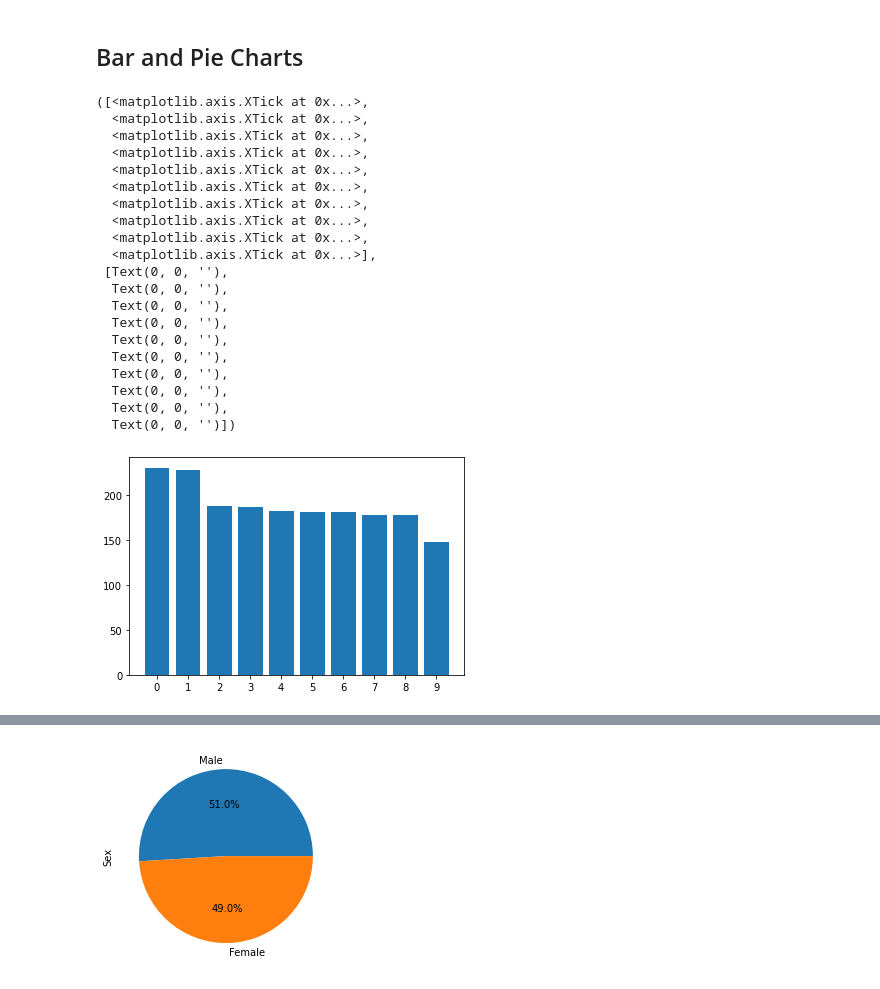
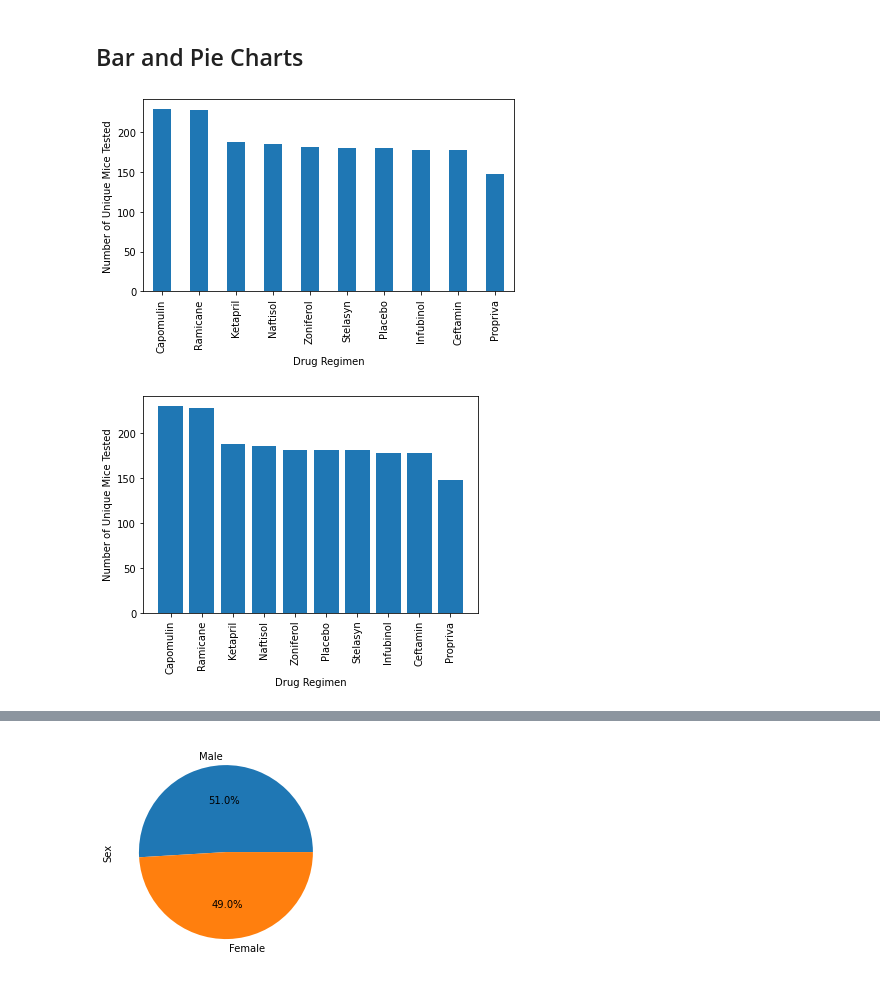
Before and after one commit to akarpie96/Matplotlib-Challenge, a Jupyter notebook: Homework_05-Matplotlib_Instructions_Pymaceuticals_Pymaceuticals_Starter.ipynb, the cells around one changed output, grey strips where cells are left out. Saved outputs shown, nothing was run; the diff lists cells and outputs as text; code cells hidden in the pictures.

```diff
--- a/Homework_05-Matplotlib_Instructions_Pymaceuticals_Pymaceuticals_Starter.ipynb
+++ b/Homework_05-Matplotlib_Instructions_Pymaceuticals_Pymaceuticals_Starter.ipynb
@@ -119,31 +119,22 @@ Drug_Summary.groupby('Drug Regimen').aggregate({'Mean Tumor Volume': 'mean',
 | Zoniferol | 53.236507 | 51.818479 |
 # %% [markdown]
 ## Bar and Pie Charts
+# %%
+# Generate a bar plot showing the total number of measurements taken on each drug regimen using pandas.
+bar_values=Mouse_df.groupby(["Drug Regimen"])["Tumor Volume (mm3)"].count()
+bar_values=bar_values.sort_values(ascending=False)
+bar_values.plot(kind="bar")
+plt.ylabel("Number of Unique Mice Tested")
+plt.tight_layout()
+# %% [output]
+[figure, added]
 # %%
 # Generate a bar plot showing the total number of measurements taken on each drug regimen using using pyplot.
-x_axis=np.arange(len(bar_values))
-tick_location=[value for value in x_axis]
+new_df=bar_values.reset_index()
+drugs=new_df["Drug Regimen"]
+x_axis = np.arange(len(new_df))
+tick_locations = [value for value in x_axis]
 plt.bar(x_axis, bar_values)
-plt.xticks(tick_location,  )
+plt.xticks(tick_locations, new_df["Drug Regimen"], rotation="vertical")
 # %% [output]
-([<matplotlib.axis.XTick at 0x...>,
-  <matplotlib.axis.XTick at 0x...>,
-  <matplotlib.axis.XTick at 0x...>,
-  <matplotlib.axis.XTick at 0x...>,
-  <matplotlib.axis.XTick at 0x...>,
-  <matplotlib.axis.XTick at 0x...>,
-  <matplotlib.axis.XTick at 0x...>,
-  <matplotlib.axis.XTick at 0x...>,
-  <matplotlib.axis.XTick at 0x...>,
-  <matplotlib.axis.XTick at 0x...>],
- [Text(0, 0, ''),
-  Text(0, 0, ''),
-  Text(0, 0, ''),
-  Text(0, 0, ''),
-  Text(0, 0, ''),
-  Text(0, 0, ''),
-  Text(0, 0, ''),
-  Text(0, 0, ''),
-  Text(0, 0, ''),
-  Text(0, 0, '')])
-[figure, old version]
+[figure, new version]
```
Also changed, not shown: parts of 3 cells of this notebook.
